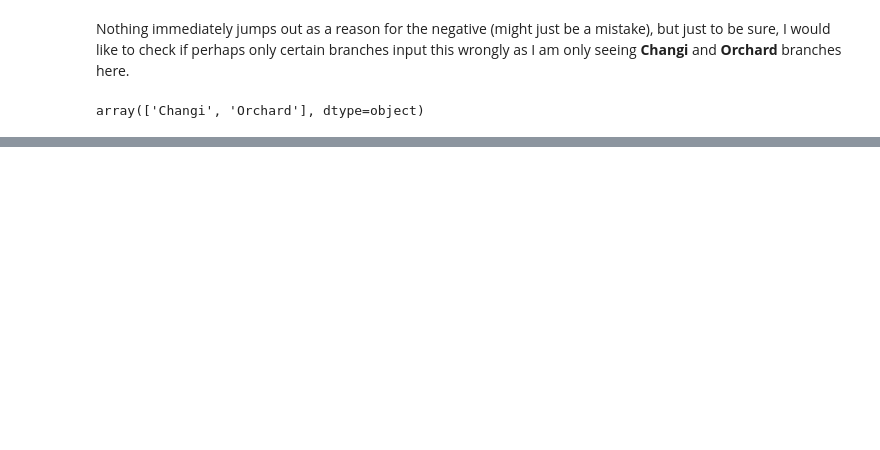
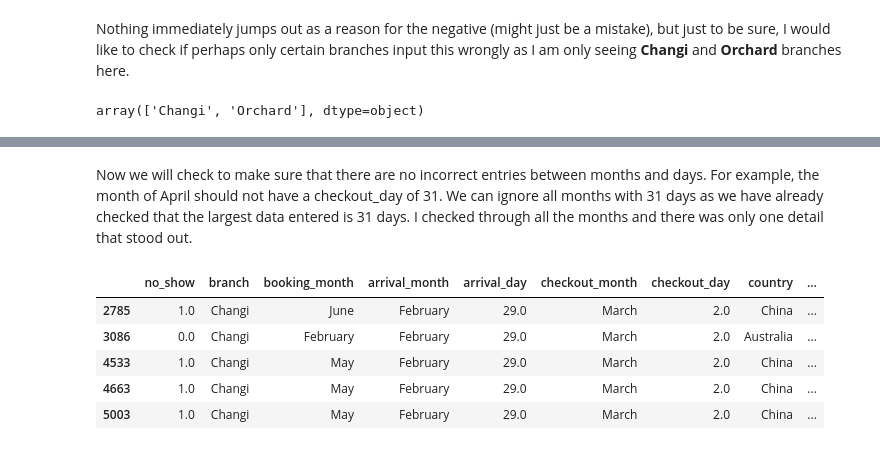
Before and after one commit to Anglesofdeath/no_show-data-science-project, a Jupyter notebook: eda.ipynb, the cells around one changed output, grey strips where cells are left out. Drawn from its saved outputs; the diff is of its cells as text; code cells hidden in the pictures; blank space fills up the shorter version.

```diff
--- a/eda.ipynb
+++ b/eda.ipynb
@@ -250,0 +319,11 @@ df.describe()
+# %% [markdown]
+Now we will check to make sure that there are no incorrect entries between months and days. For example, the month of April should not have a checkout_day of 31. We can ignore all months with 31 days as we have already checked that the largest data entered is 31 days. I checked through all the months and there was only one detail that stood out.
+# %%
+df[(df['arrival_month'] == "February")&(df['arrival_day']>28)].head()
+# %% [output]
+|  | no_show | branch | booking_month | arrival_month | arrival_day | checkout_month | checkout_day | country | ... |
+| 2785 | 1.0 | Changi | June | February | 29.0 | March | 2.0 | China | ... |
+| 3086 | 0.0 | Changi | February | February | 29.0 | March | 2.0 | Australia | ... |
+| 4533 | 1.0 | Changi | May | February | 29.0 | March | 2.0 | China | ... |
+| 4663 | 1.0 | Changi | May | February | 29.0 | March | 2.0 | China | ... |
+| 5003 | 1.0 | Changi | May | February | 29.0 | March | 2.0 | China | ... |
```
Also changed, not shown: parts of 25 cells of this notebook.
